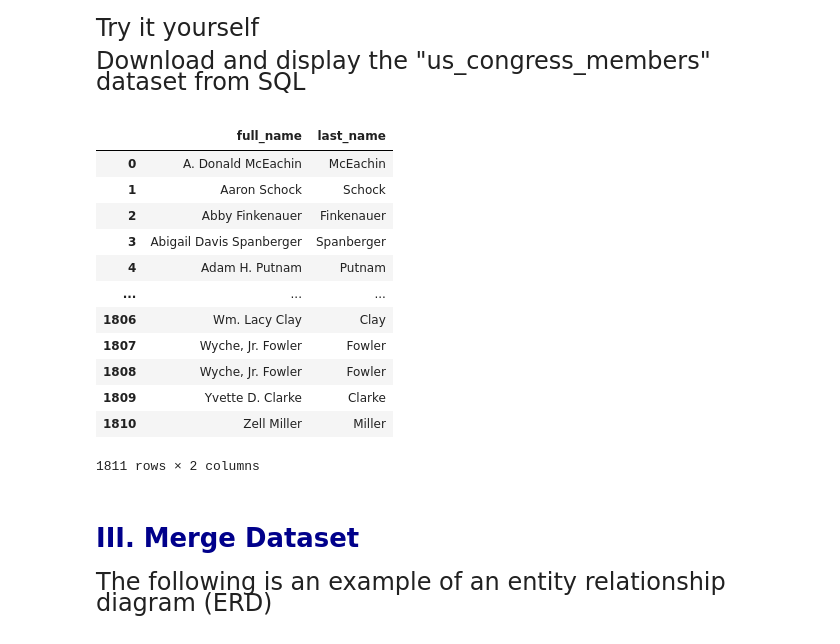
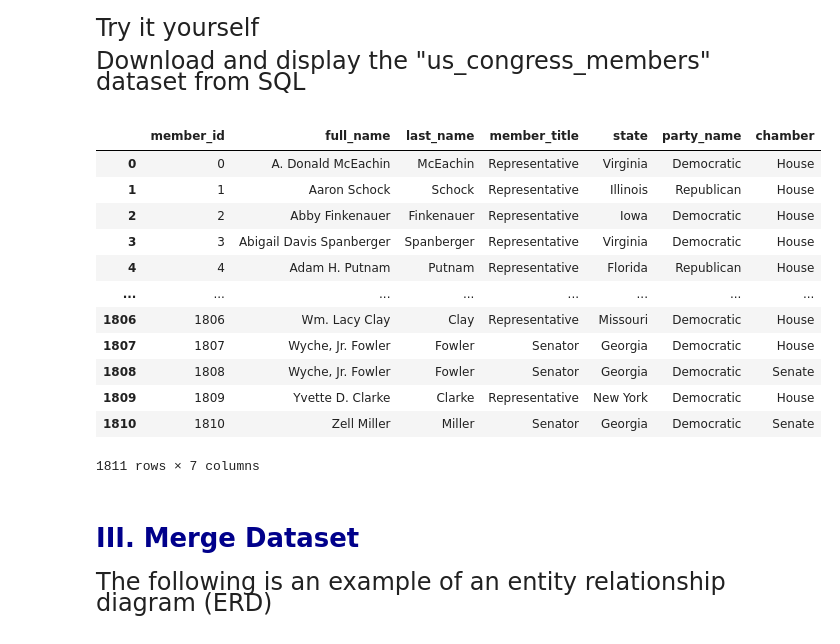
Before and after one commit to lornalyu/qtm531spring2024, a Jupyter notebook: Lecture 22/lecture_22b - Merging.ipynb, the cells around one changed output. Drawn from its saved outputs; the diff is of its cells as text; code cells hidden in the pictures.

```diff
--- a/Lecture 22/lecture_22b - Merging.ipynb
+++ b/Lecture 22/lecture_22b - Merging.ipynb
@@ -38,7 +38,7 @@ url_server = URL.create(
     host = 'localhost',
     database = 'postgres',
     username = 'postgres',
-    port = 5432,
+    port = 5435,
     password  = "")
 
 connection = create_engine(url_server)
@@ -108,20 +108,24 @@ Try it yourself
 Download and display the "us_congress_members" dataset from SQL
 # %%
 # Write your own code
+
+us_congress_members = pd.read_sql(text('SELECT * \
+                          FROM us_congress_members;'), connection)
+display(us_congress_members)
 # %% [output]
-|  | full_name | last_name |
-| 0 | A. Donald McEachin | McEachin |
-| 1 | Aaron Schock | Schock |
-| 2 | Abby Finkenauer | Finkenauer |
-| 3 | Abigail Davis Spanberger | Spanberger |
-| 4 | Adam H. Putnam | Putnam |
-| ... | ... | ... |
-| 1806 | Wm. Lacy Clay | Clay |
-| 1807 | Wyche, Jr. Fowler | Fowler |
-| 1808 | Wyche, Jr. Fowler | Fowler |
-| 1809 | Yvette D. Clarke | Clarke |
-| 1810 | Zell Miller | Miller |
+|  | member_id | full_name | last_name | member_title | state | party_name | chamber |
+| 0 | 0 | A. Donald McEachin | McEachin | Representative | Virginia | Democratic | House |
+| 1 | 1 | Aaron Schock | Schock | Representative | Illinois | Republican | House |
+| 2 | 2 | Abby Finkenauer | Finkenauer | Representative | Iowa | Democratic | House |
+| 3 | 3 | Abigail Davis Spanberger | Spanberger | Representative | Virginia | Democratic | House |
+| 4 | 4 | Adam H. Putnam | Putnam | Representative | Florida | Republican | House |
+| ... | ... | ... | ... | ... | ... | ... | ... |
+| 1806 | 1806 | Wm. Lacy Clay | Clay | Representative | Missouri | Democratic | House |
+| 1807 | 1807 | Wyche, Jr. Fowler | Fowler | Senator | Georgia | Democratic | House |
+| 1808 | 1808 | Wyche, Jr. Fowler | Fowler | Senator | Georgia | Democratic | Senate |
+| 1809 | 1809 | Yvette D. Clarke | Clarke | Representative | New York | Democratic | House |
+| 1810 | 1810 | Zell Miller | Miller | Senator | Georgia | Democratic | Senate |
-1811 rows × 2 columns
+1811 rows × 7 columns
 # %% [markdown]
 # <span style="color:darkblue"> III. Merge Dataset </span>
 
```
Also changed, not shown: 2 other files.
